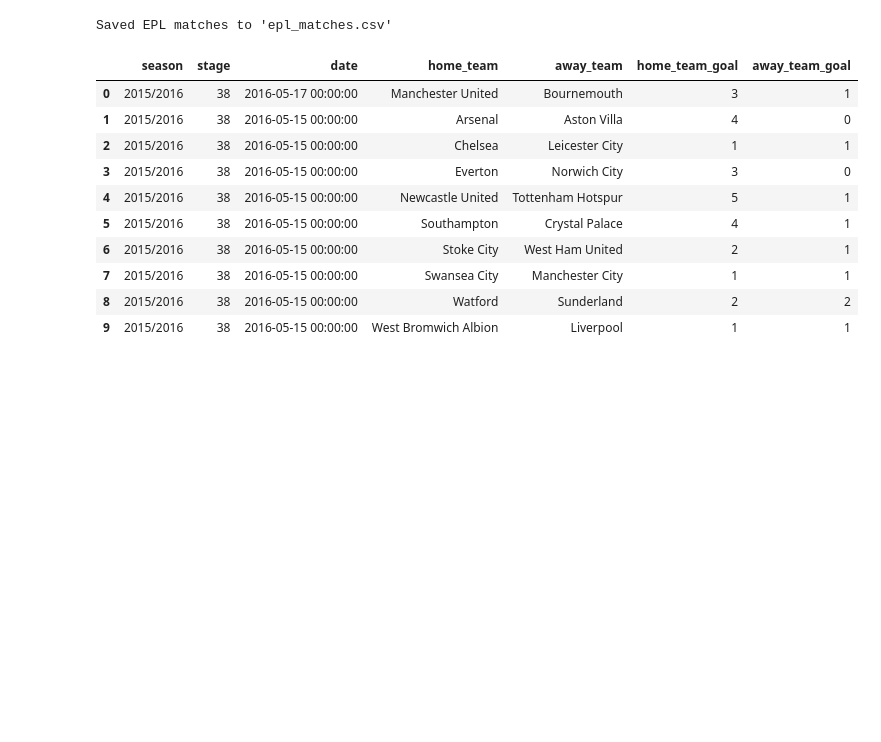
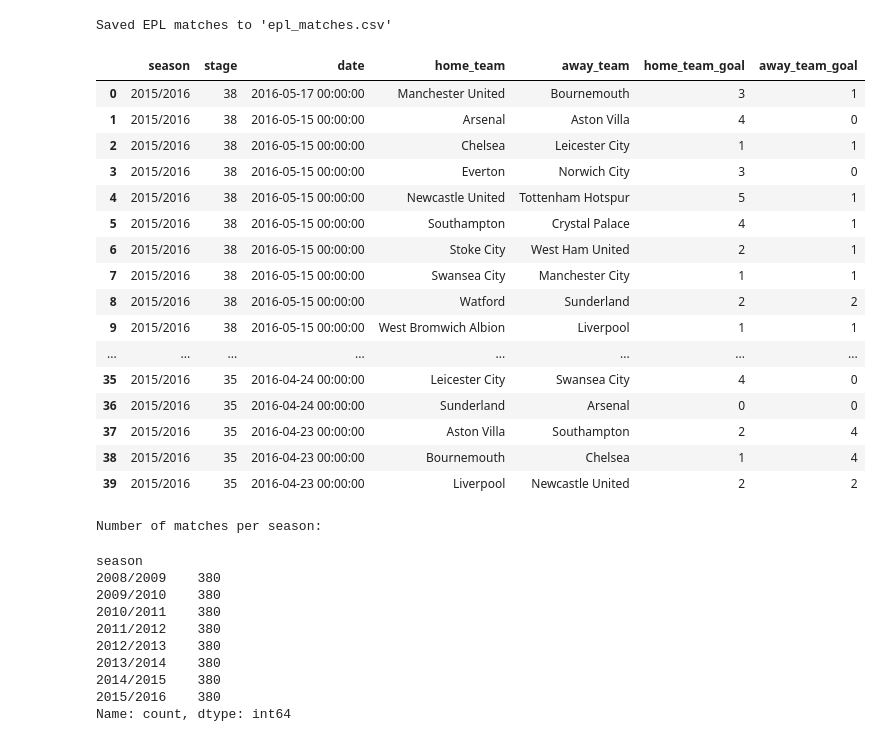
Before and after one commit to Hamdermadsik/Project_MBML, a Jupyter notebook: notebooks/PL_analysis.ipynb, the cells around one changed output. Drawn from its saved outputs; the diff is of its cells as text; code cells hidden in the pictures; blank space fills up the shorter version.

```diff
--- a/notebooks/PL_analysis.ipynb
+++ b/notebooks/PL_analysis.ipynb
@@ -115,17 +115,40 @@ Total Premier League matches found: 3040
 Saved EPL matches to 'epl_matches.csv'
 # %%
 #load csv and display
+import pandas as pd
 epl_matches_loaded = pd.read_csv("epl_matches.csv")
-display(epl_matches_loaded.head(10))
+display(epl_matches_loaded.head(40))
+
+# list seasons and number of matches per season
+season_counts = epl_matches_loaded['season'].value_counts().sort_index()
+print("Number of matches per season:")
+display(season_counts)
 # %% [output]
 |  | season | stage | date | home_team | away_team | home_team_goal | away_team_goal |
 | 0 | 2015/2016 | 38 | 2016-05-17 00:00:00 | Manchester United | Bournemouth | 3 | 1 |
 | 1 | 2015/2016 | 38 | 2016-05-15 00:00:00 | Arsenal | Aston Villa | 4 | 0 |
 | 2 | 2015/2016 | 38 | 2016-05-15 00:00:00 | Chelsea | Leicester City | 1 | 1 |
 | 3 | 2015/2016 | 38 | 2016-05-15 00:00:00 | Everton | Norwich City | 3 | 0 |
 | 4 | 2015/2016 | 38 | 2016-05-15 00:00:00 | Newcastle United | Tottenham Hotspur | 5 | 1 |
 | 5 | 2015/2016 | 38 | 2016-05-15 00:00:00 | Southampton | Crystal Palace | 4 | 1 |
 | 6 | 2015/2016 | 38 | 2016-05-15 00:00:00 | Stoke City | West Ham United | 2 | 1 |
 | 7 | 2015/2016 | 38 | 2016-05-15 00:00:00 | Swansea City | Manchester City | 1 | 1 |
 | 8 | 2015/2016 | 38 | 2016-05-15 00:00:00 | Watford | Sunderland | 2 | 2 |
 | 9 | 2015/2016 | 38 | 2016-05-15 00:00:00 | West Bromwich Albion | Liverpool | 1 | 1 |
+| ... | ... | ... | ... | ... | ... | ... | ... |
+| 35 | 2015/2016 | 35 | 2016-04-24 00:00:00 | Leicester City | Swansea City | 4 | 0 |
+| 36 | 2015/2016 | 35 | 2016-04-24 00:00:00 | Sunderland | Arsenal | 0 | 0 |
+| 37 | 2015/2016 | 35 | 2016-04-23 00:00:00 | Aston Villa | Southampton | 2 | 4 |
+| 38 | 2015/2016 | 35 | 2016-04-23 00:00:00 | Bournemouth | Chelsea | 1 | 4 |
+| 39 | 2015/2016 | 35 | 2016-04-23 00:00:00 | Liverpool | Newcastle United | 2 | 2 |
+Number of matches per season:
+season
+2008/2009    380
+2009/2010    380
+2010/2011    380
+2011/2012    380
+2012/2013    380
+2013/2014    380
+2014/2015    380
+2015/2016    380
+Name: count, dtype: int64
```
